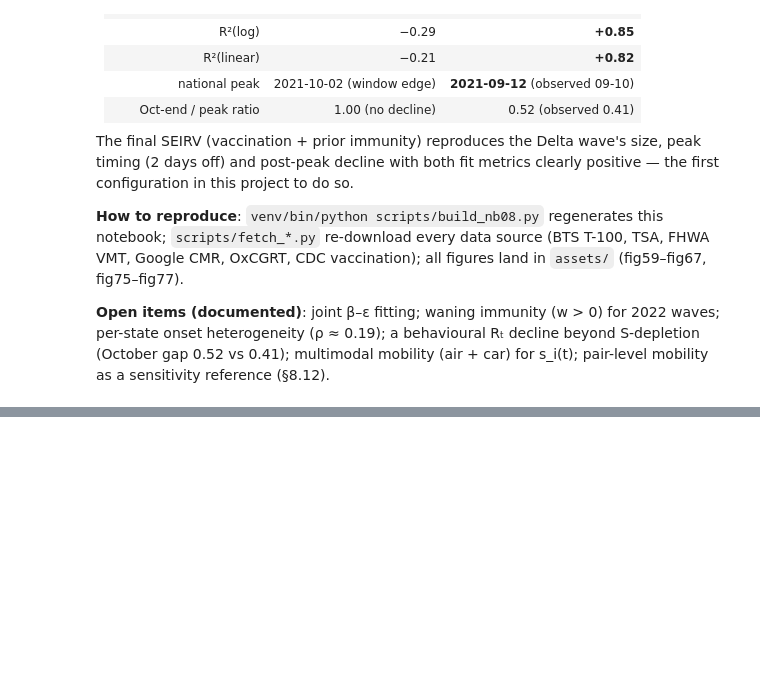
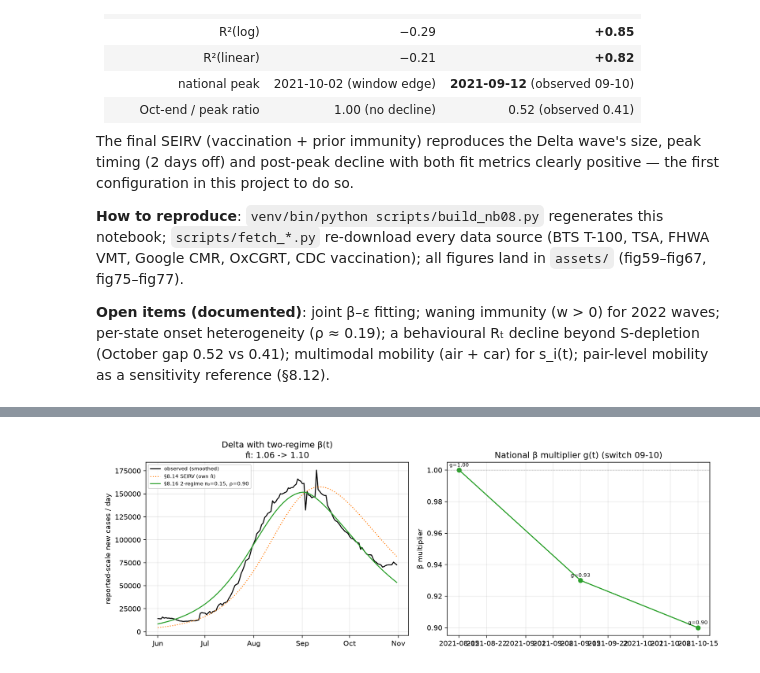
Before and after one commit to Zikai311/US_COVID, a Jupyter notebook: notebooks/08_metapopulation.ipynb, the cells around one changed output, grey strips where cells are left out. Saved outputs shown, nothing was run; the diff lists cells and outputs as text; code cells hidden in the pictures; blank space fills up the shorter version.

Commit message:
nb08 §8.16: two-regime beta(t) + fitted pi0 on Delta — R2(linear) +0.96, Oct ratio 0.35 vs 0.41

```diff
--- a/notebooks/08_metapopulation.ipynb
+++ b/notebooks/08_metapopulation.ipynb
@@ -1044,0 +1126,25 @@ decline beyond S-depletion (October gap 0.52 vs 0.41); multimodal mobility
+# %%
+fig, axes = plt.subplots(1, 2, figsize=(12.5, 4.4))
+axes[0].plot(dates, nat_obs, lw=1.4, color='k', label='observed (smoothed)')
+axes[0].plot(dates, nat2v / ph2, lw=1.3, color='C1', ls=':', label='§8.14 SEIRV (own π̂)')
+axes[0].plot(dates, ni4 / ph4, lw=1.4, color='C2',
+             label=f'§8.16 2-regime π₀={best16.pi0:.2f}, ρ={best16.rho:.2f}')
+axes[0].set_ylabel('reported-scale new cases / day')
+axes[0].set_title(f'Delta with two-regime β(t)\nπ̂: {ph2:.2f} -> {ph4:.2f}')
+axes[0].xaxis.set_major_formatter(mdates.DateFormatter('%b'))
+axes[0].legend(fontsize=7); axes[0].grid(alpha=0.3)
+
+g16 = beta_scale_2regime(float(best16.rho)).mean(0)[19:22]
+mdates16 = [pd.Timestamp('2021-08-15'), pd.Timestamp('2021-09-15'), pd.Timestamp('2021-10-15')]
+axes[1].plot(mdates16, g16, 'o-', color='C2')
+for x, y in zip(mdates16, g16):
+    axes[1].annotate(f'g={y:.2f}', (x, y), fontsize=7, xytext=(0, 5),
+                     textcoords='offset points', ha='center')
+axes[1].axhline(1, color='grey', lw=0.6, ls=':')
+axes[1].set_title('National β multiplier g(t) (switch 09-10)')
+axes[1].set_ylabel('β multiplier'); axes[1].grid(alpha=0.3)
+plt.tight_layout()
+plt.savefig(f'{ASSETS}/fig81_tworegime_delta.png'); plt.show()
+show_fig(f'{ASSETS}/fig81_tworegime_delta.png')
+# %% [output]
+[figure, added]
```
Also changed, not shown: parts of 5 cells of this notebook, 4 other files.
